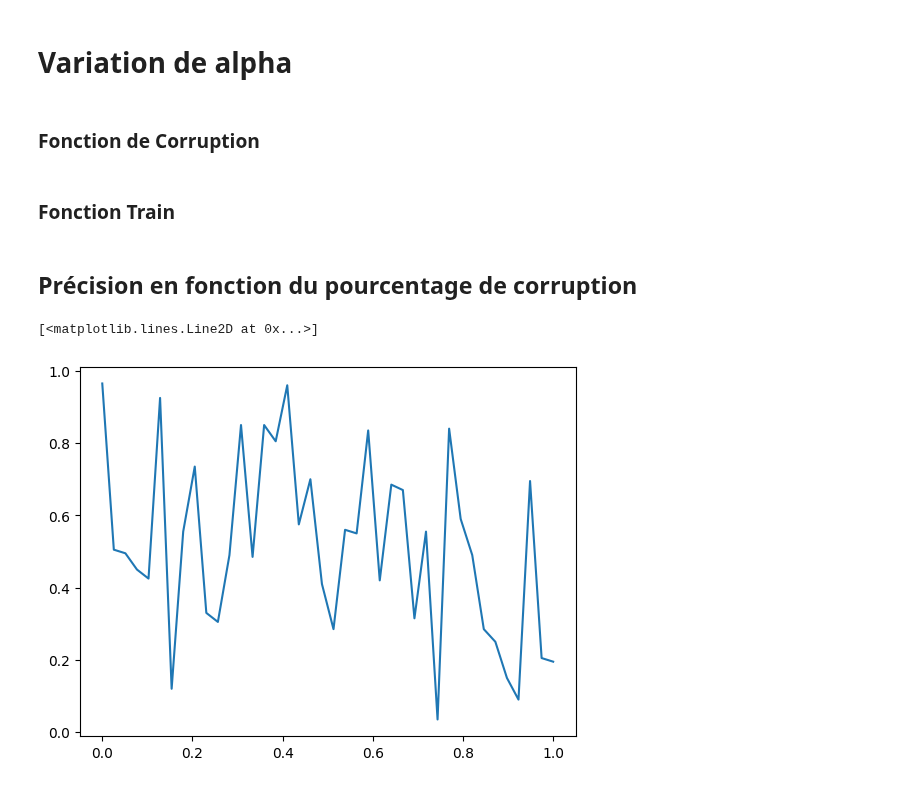
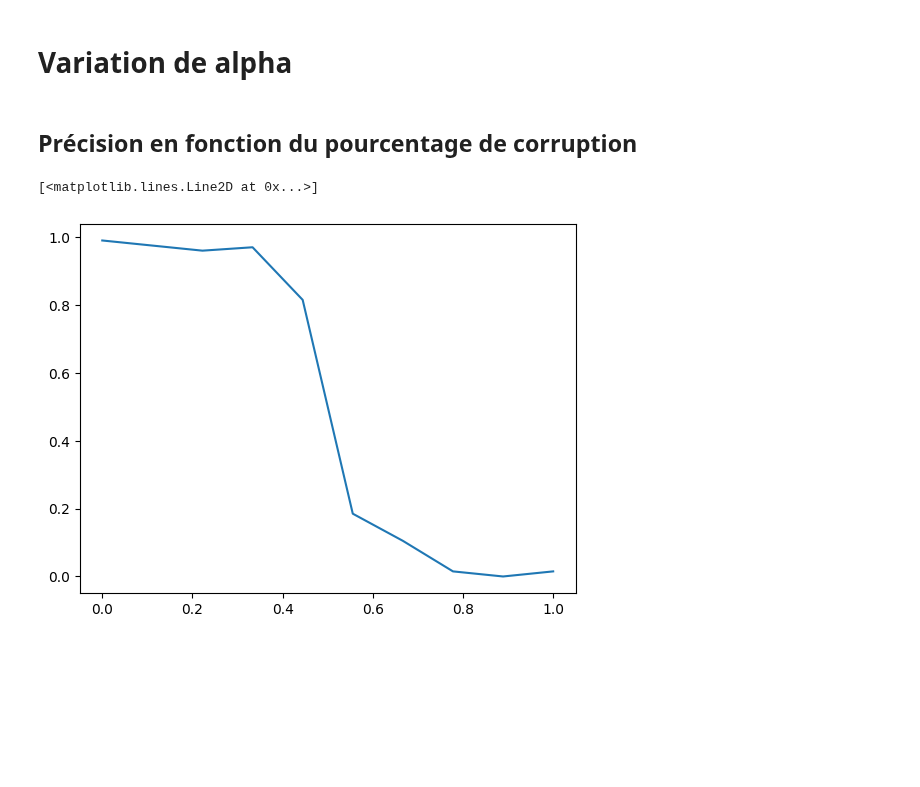
Before and after one commit to AI-Safety-X2023/playground, a Jupyter notebook: implementations/projects/poisoning/logistic_regression.ipynb, the cells around one changed output. Drawn from its saved outputs; the diff is of its cells as text; code cells hidden in the pictures; blank space fills up the shorter version.

```diff
--- a/implementations/projects/poisoning/logistic_regression.ipynb
+++ b/implementations/projects/poisoning/logistic_regression.ipynb
@@ -162,0 +173,10 @@ plt.scatter(X1,X2, c=(y==Y_corr))
+# %%
+S_corr = make_corrupted_dataset(alpha=0.1)
+Y_corr = S_corr.tensors[1]
+
+plt.figure(1)
+plt.scatter(X1, X2, c=y)
+plt.figure(2)
+plt.scatter(X1, X2, c=Y_corr)
+plt.figure(3)
+plt.scatter(X1,X2, c=(y==Y_corr))
@@ -209,0 +190,7 @@ Epoch 100/100, Loss: 0.6837, Val Loss: 0.6468
+# %%
+train_loader_corrupted, _ = train_test_split(S_corr)
+
+model1 = LogisticRegressionModel(input_dim=2)  # 2 caractéristiques
+
+# On évalue le modèle corrompu sur les données NON corrompues
+train_model(model1, train_loader_corrupted, val_loader, verbose=True)
@@ -217,11 +215,10 @@ def accuracy(model, dataloader):
 
     with torch.no_grad():  # Pas de calcul de gradient
         for inputs, labels in dataloader:
-            outputs = model(inputs)  # Prédictions du modèle
+            outputs = model(inputs).squeeze()  # Prédictions du modèle
             # Appliquer un seuil de 0.5 pour la classification binaire
             predicted = (outputs > 0.5).float()  # Sortie 0 ou 1 selon le seuil
-
-            total += 1  # Nombre total d'exemples
+            total += len(labels)  # Nombre total d'exemples
             correct += (predicted == labels).sum().item()  # Nombre de prédictions correctes
 
     accuracy = correct / total  # Précision
@@ -237,4 +234,2 @@ print(accuracy(model1, S_test))
 # %% [markdown]
 # Variation de alpha
-# %% [markdown]
-### Fonction de Corruption
@@ -253,2 +235,0 @@ def createCorrSet (dataloader, alpha_):
-# %% [markdown]
-### Fonction Train
@@ -286,14 +236,20 @@ def tr_Model (S_,model_a):
 # %% [markdown]
 ## Précision en fonction du pourcentage de corruption
 # %%
-acc=[]
-for alpha_ in np.linspace(0,1,40):
-    S_c = createCorrSet(S,alpha_)                       #On crée un nv dataset corrompu
-    model_a = LogisticRegressionModel(input_dim=2)      #On crée un nv modèle
-    tr_Model(S_c,model_a)                               #On l'entraine
-    acc.append(accuracy(model_a, S_test))               #on teste sa précision
+acc = []
 
-plt.plot(np.linspace(0,1,40),acc)
+for alpha_ in np.linspace(0, 1, 10):
+    # Nouveau jeu de données corrompu
+    S_c = make_corrupted_dataset(alpha_)
+    train_loader_corr, _ = train_test_split(S_c)
+    # Création d'un nouveau modèle non entraîné
+    model_a = LogisticRegressionModel(input_dim=2)
+    # Entraînement du modèle
+    train_model(model_a, train_loader_corr, val_loader)
+    # Calcul de la précision
+    acc.append(accuracy(model_a, val_loader))
+
+plt.plot(np.linspace(0, 1, 10), acc)
 # %% [output]
 [<matplotlib.lines.Line2D at 0x...>]
-[figure, old version]
+[figure, new version]
```
Also changed, not shown: parts of 24 cells of this notebook.
